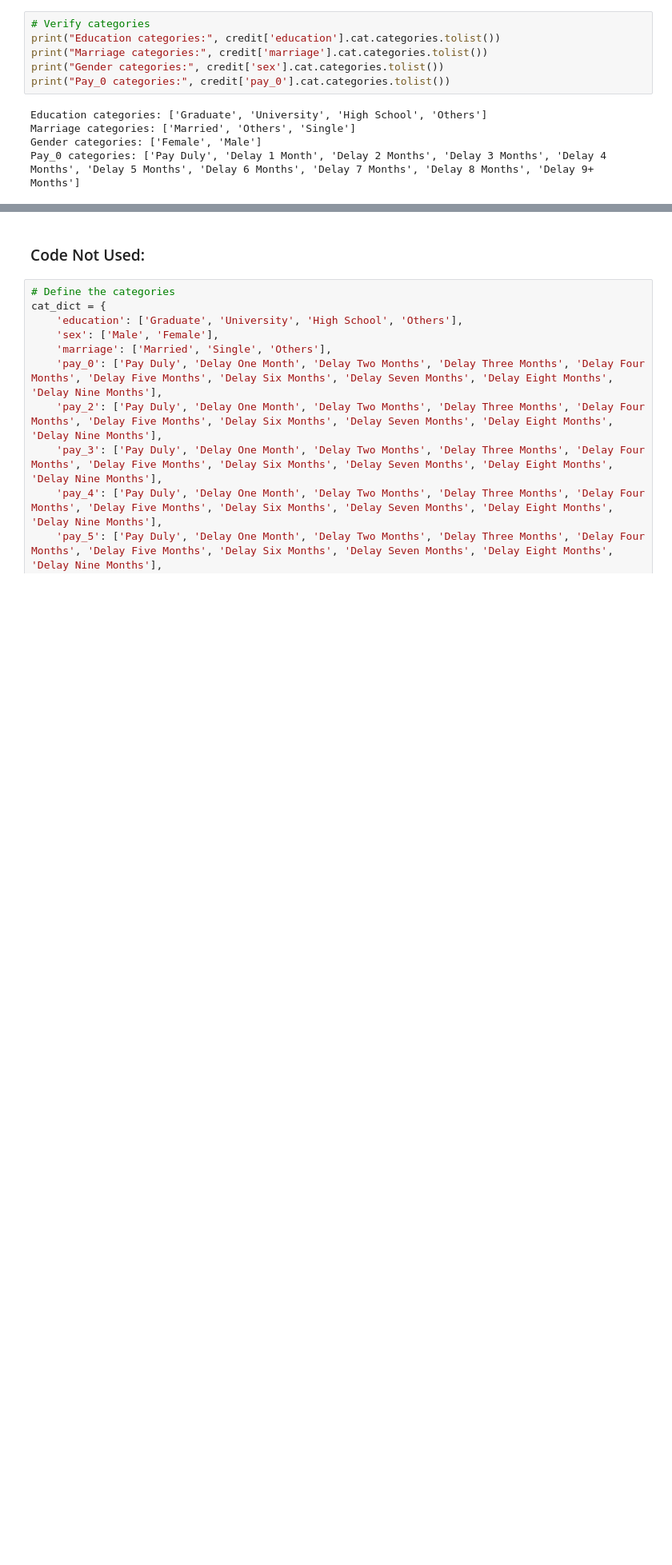
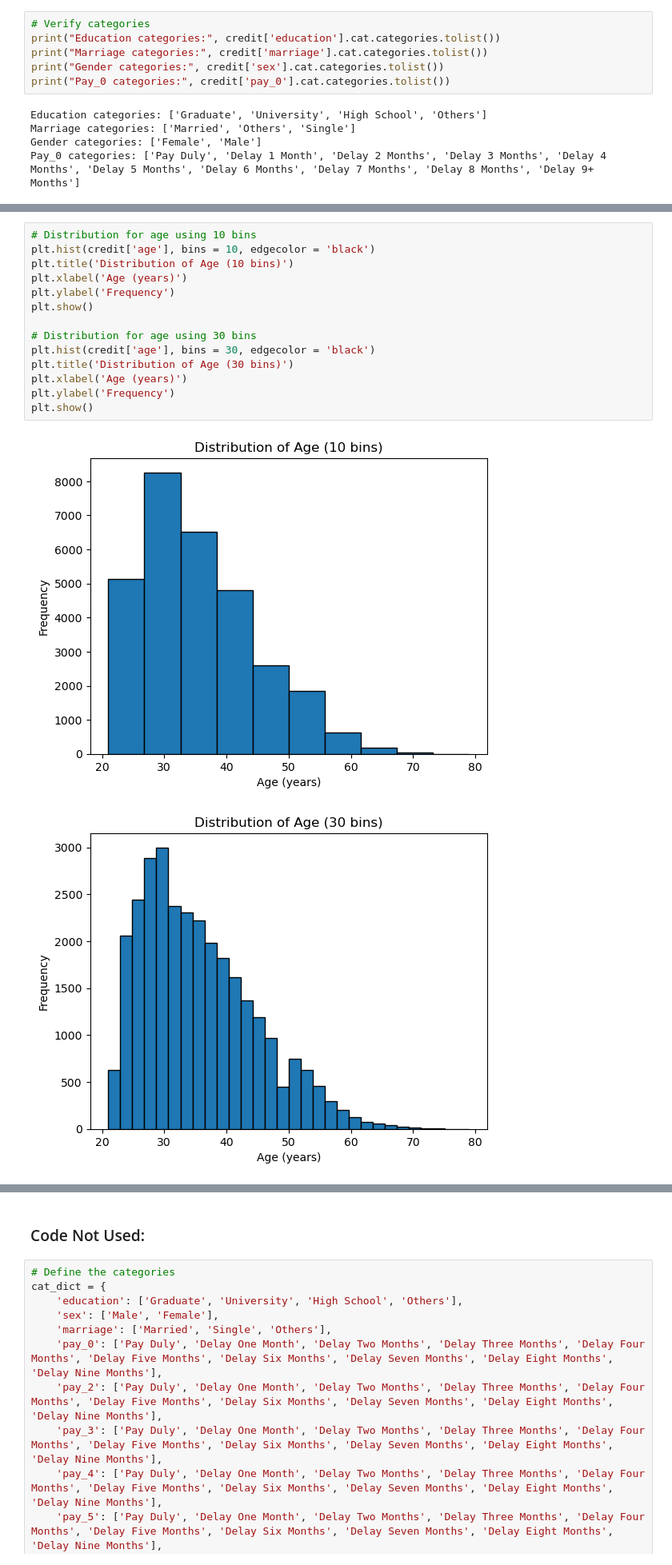
Before and after one commit to chrislagamba/Python-Data-Analysis, a Jupyter notebook: Credit Card Default - Taiwan/credit_card_default_taiwan.ipynb, the cells around one changed output, grey strips where cells are left out. Shown: that part at 80% size. Cells and saved outputs as stored; diff of their text form; blank space fills up the shorter version.

```diff
--- a/Credit Card Default - Taiwan/credit_card_default_taiwan.ipynb
+++ b/Credit Card Default - Taiwan/credit_card_default_taiwan.ipynb
@@ -221,0 +398,17 @@ dtype: int64
+# %%
+# Distribution for age using 10 bins
+plt.hist(credit['age'], bins = 10, edgecolor = 'black')
+plt.title('Distribution of Age (10 bins)')
+plt.xlabel('Age (years)')
+plt.ylabel('Frequency')
+plt.show()
+
+# Distribution for age using 30 bins
+plt.hist(credit['age'], bins = 30, edgecolor = 'black')
+plt.title('Distribution of Age (30 bins)')
+plt.xlabel('Age (years)')
+plt.ylabel('Frequency')
+plt.show()
+# %% [output]
+[figure, added]
+[figure, added]
```
Also changed, not shown: parts of 31 cells of this notebook.
